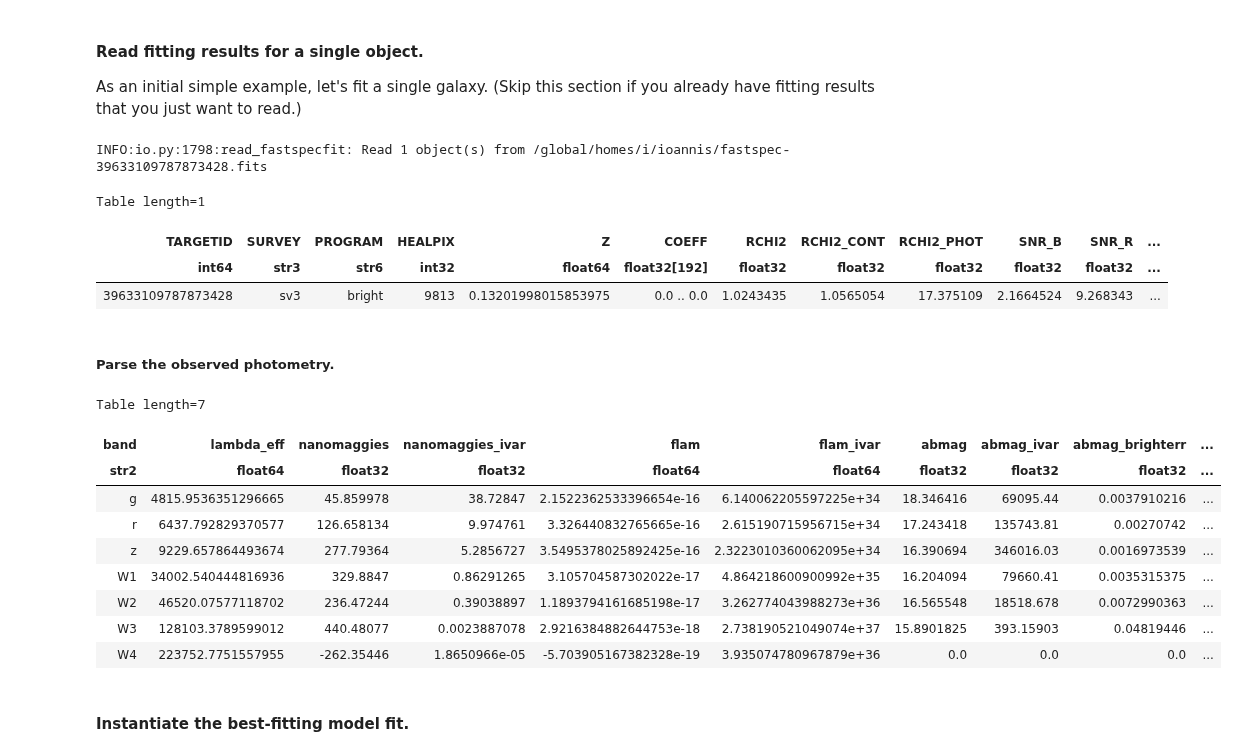
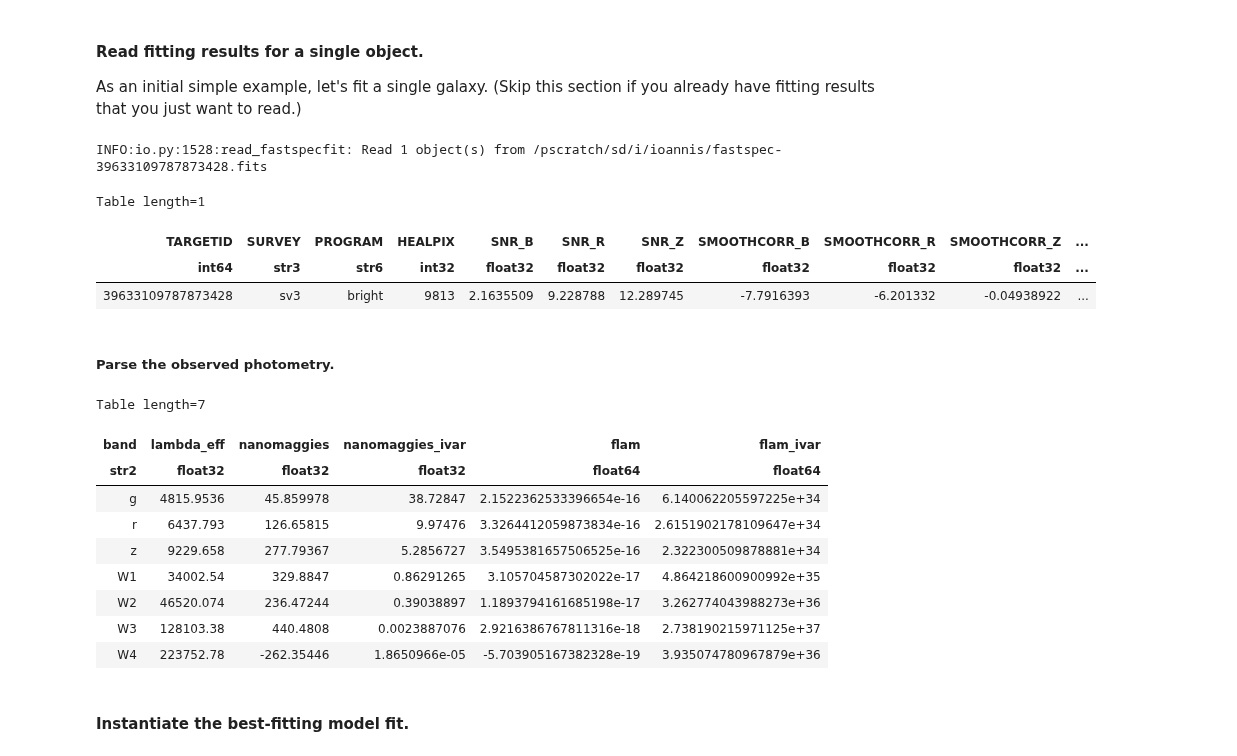
Before and after one commit to desihub/fastspecfit, a Jupyter notebook: doc/nb/tutorial-vmax.ipynb, the cells around one changed output. Saved outputs shown, nothing was run; the diff lists cells and outputs as text; code cells hidden in the pictures.

```diff
--- a/doc/nb/tutorial-vmax.ipynb
+++ b/doc/nb/tutorial-vmax.ipynb
@@ -33,48 +34,48 @@ print(__version__)
 #### Instantiate the cosmology and the continuum-fitting tools class, and load the templates.
 # %%
 cosmo = TabulatedDESI()
-CTools = ContinuumTools()
-templates = cache_templates()
+phot = Photometry()
+templates = Templates()
 # %% [markdown]
 #### Read fitting results for a single object.
 
 As an initial simple example, let's fit a single galaxy. (Skip this section if you already have fitting results that you just want to read.)
 # %%
-fastfile = os.path.join(os.getenv('HOME'), 'fastspec-39633109787873428.fits')
-fast, meta, _, _ = read_fastspecfit(fastfile, read_models=False)
+fastfile = os.path.join(os.getenv('PSCRATCH'), 'fastspec-39633109787873428.fits')
+meta, specphot, fast, _, _ = read_fastspecfit(fastfile, read_models=False)
 fast
 # %% [output]
-INFO:io.py:1798:read_fastspecfit: Read 1 object(s) from /global/homes/i/ioannis/fastspec-39633109787873428.fits
+INFO:io.py:1528:read_fastspecfit: Read 1 object(s) from /pscratch/sd/i/ioannis/fastspec-39633109787873428.fits
 Table length=1
-| TARGETID | SURVEY | PROGRAM | HEALPIX | Z | COEFF | RCHI2 | RCHI2_CONT | RCHI2_PHOT | SNR_B | SNR_R | ... |
-| int64 | str3 | str6 | int32 | float64 | float32[192] | float32 | float32 | float32 | float32 | float32 | ... |
-| 39633109787873428 | sv3 | bright | 9813 | 0.13201998015853975 | 0.0 .. 0.0 | 1.0243435 | 1.0565054 | 17.375109 | 2.1664524 | 9.268343 | ... |
+| TARGETID | SURVEY | PROGRAM | HEALPIX | SNR_B | SNR_R | SNR_Z | SMOOTHCORR_B | SMOOTHCORR_R | SMOOTHCORR_Z | ... |
+| int64 | str3 | str6 | int32 | float32 | float32 | float32 | float32 | float32 | float32 | ... |
+| 39633109787873428 | sv3 | bright | 9813 | 2.1635509 | 9.228788 | 12.289745 | -7.7916393 | -6.201332 | -0.04938922 | ... |
 # %%
-redshift = fast['Z'][0]
-coeff = fast['COEFF'].flatten()
+redshift = meta['Z'][0]
+coeff = specphot['COEFF'].flatten()
 photsys = meta['PHOTSYS'][0] # N/S photometric system
-filters = CTools.filters[photsys]
+filters = phot.filters[photsys]
 # %% [markdown]
 ##### Parse the observed photometry.
 # %%
-maggies = 1e-9 * np.array([meta['FLUX_{}'.format(band.upper())] for band in CTools.bands]).flatten()
-ivarmaggies = 1e18 * np.array([meta['FLUX_IVAR_{}'.format(band.upper())] for band in CTools.bands]).flatten()
+maggies = 1e-9 * np.array([meta['FLUX_{}'.format(band.upper())] for band in phot.bands]).flatten()
+ivarmaggies = 1e18 * np.array([meta['FLUX_IVAR_{}'.format(band.upper())] for band in phot.bands]).flatten()
 
-phot = CTools.parse_photometry(CTools.bands, maggies=maggies, ivarmaggies=ivarmaggies,
-                               nanomaggies=False, lambda_eff=filters.effective_wavelengths.value,
-                               min_uncertainty=CTools.min_uncertainty)
+phot = phot.parse_photometry(phot.bands, maggies=maggies, ivarmaggies=ivarmaggies,
+                             nanomaggies=False, lambda_eff=filters.effective_wavelengths.value,
+                             min_uncertainty=phot.min_uncertainty)
 phot
 # %% [output]
 Table length=7
-| band | lambda_eff | nanomaggies | nanomaggies_ivar | flam | flam_ivar | abmag | abmag_ivar | abmag_brighterr | ... |
-| str2 | float64 | float32 | float32 | float64 | float64 | float32 | float32 | float32 | ... |
-| g | 4815.9536351296665 | 45.859978 | 38.72847 | 2.1522362533396654e-16 | 6.140062205597225e+34 | 18.346416 | 69095.44 | 0.0037910216 | ... |
-| r | 6437.792829370577 | 126.658134 | 9.974761 | 3.326440832765665e-16 | 2.615190715956715e+34 | 17.243418 | 135743.81 | 0.00270742 | ... |
-| z | 9229.657864493674 | 277.79364 | 5.2856727 | 3.5495378025892425e-16 | 2.3223010360062095e+34 | 16.390694 | 346016.03 | 0.0016973539 | ... |
-| W1 | 34002.540444816936 | 329.8847 | 0.86291265 | 3.105704587302022e-17 | 4.864218600900992e+35 | 16.204094 | 79660.41 | 0.0035315375 | ... |
-| W2 | 46520.07577118702 | 236.47244 | 0.39038897 | 1.1893794161685198e-17 | 3.262774043988273e+36 | 16.565548 | 18518.678 | 0.0072990363 | ... |
-| W3 | 128103.3789599012 | 440.48077 | 0.0023887078 | 2.9216384882644753e-18 | 2.738190521049074e+37 | 15.8901825 | 393.15903 | 0.04819446 | ... |
-| W4 | 223752.7751557955 | -262.35446 | 1.8650966e-05 | -5.703905167382328e-19 | 3.935074780967879e+36 | 0.0 | 0.0 | 0.0 | ... |
+| band | lambda_eff | nanomaggies | nanomaggies_ivar | flam | flam_ivar |
+| str2 | float32 | float32 | float32 | float64 | float64 |
+| g | 4815.9536 | 45.859978 | 38.72847 | 2.1522362533396654e-16 | 6.140062205597225e+34 |
+| r | 6437.793 | 126.65815 | 9.97476 | 3.3264412059873834e-16 | 2.6151902178109647e+34 |
+| z | 9229.658 | 277.79367 | 5.2856727 | 3.5495381657506525e-16 | 2.322300509878881e+34 |
+| W1 | 34002.54 | 329.8847 | 0.86291265 | 3.105704587302022e-17 | 4.864218600900992e+35 |
+| W2 | 46520.074 | 236.47244 | 0.39038897 | 1.1893794161685198e-17 | 3.262774043988273e+36 |
+| W3 | 128103.38 | 440.4808 | 0.0023887076 | 2.9216386767811316e-18 | 2.738190215971125e+37 |
+| W4 | 223752.78 | -262.35446 | 1.8650966e-05 | -5.703905167382328e-19 | 3.935074780967879e+36 |
 # %% [markdown]
 #### Instantiate the best-fitting model fit.
 # %%
```
Also changed, not shown: parts of 7 cells of this notebook, 2 other files.
